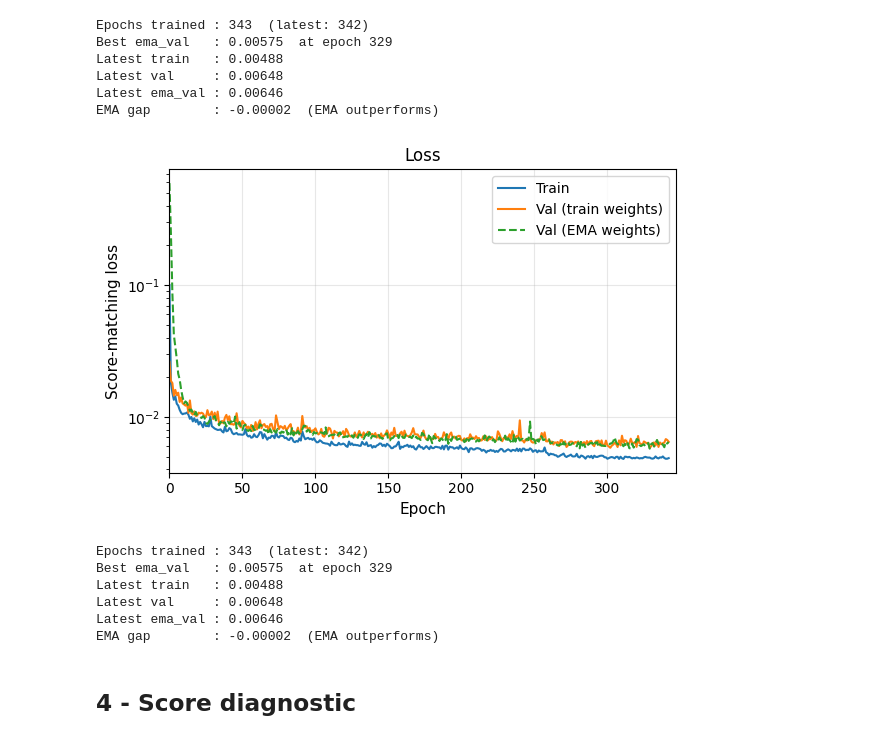
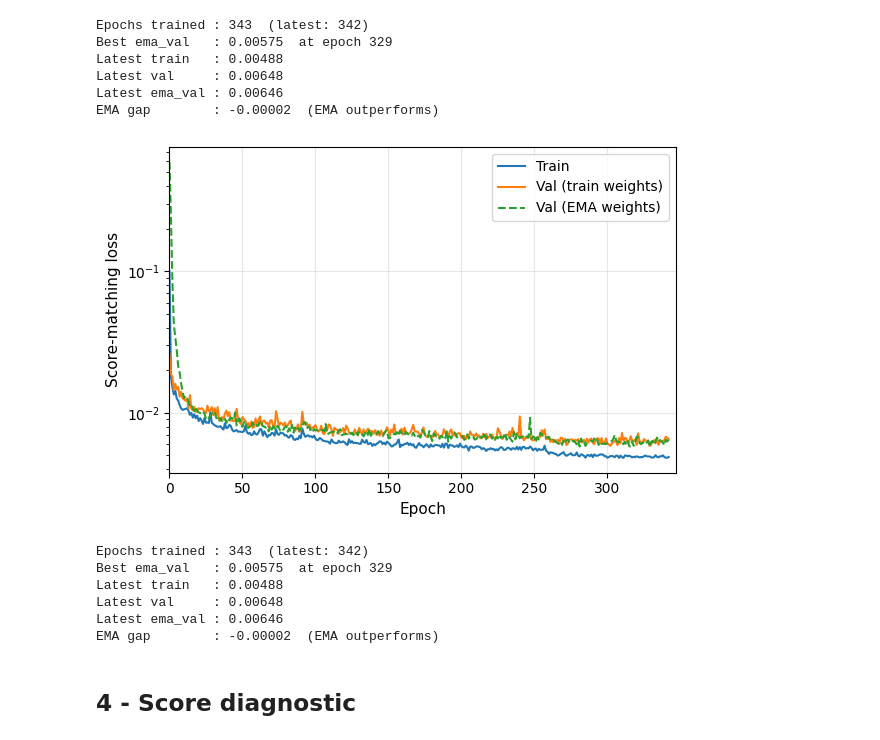
Before and after one commit to NinnaL/Master-thesis---Super-resolution-sea-ice-concentration-using-generative-AI, a Jupyter notebook: Code/lib/diffusion/diffusion_SR_ASIP_from_AMSR2.ipynb, the cells around one changed output. Drawn from its saved outputs; the diff is of its cells as text; code cells hidden in the pictures.

```diff
--- a/Code/lib/diffusion/diffusion_SR_ASIP_from_AMSR2.ipynb
+++ b/Code/lib/diffusion/diffusion_SR_ASIP_from_AMSR2.ipynb
@@ -273,7 +273,7 @@ else:
         #                  arrowprops=dict(arrowstyle='->', color='tab:green', lw=0.8))
     axes.set_xlabel('Epoch', fontsize=11)
     axes.set_ylabel('Score-matching loss', fontsize=11)
-    axes.set_title('Loss', fontsize=12)
+    # axes.set_title('Loss', fontsize=12)
     axes.legend(loc='upper right', fontsize=10)
     axes.grid(True, alpha=0.3)
     if len(epochs) > 10:
@@ -308,34 +308,34 @@ else:
     #                    color='tab:green')
     #     ax2.tick_params(axis='y', labelcolor='tab:green')
     #     lns  = ln1 + ln2
     #     labs = [l.get_label() for l in lns]
     #     ax2.legend(lns, labs, loc='upper right', fontsize=10)
 
     # _epoch     = diff_info['epoch']
     # _val       = diff_info['val_loss']
     # _ema_val   = diff_info['ema_val_loss']
     # _lr        = _h['lr'][_h['epoch'].index(_epoch)] if _epoch in _h['epoch'] else float('nan')
     # _ckpt_name = os.path.basename(BEST_CKPT if os.path.exists(BEST_CKPT) else DIFF_CKPT)
     # subtitle   = (f'Epoch {_epoch}  |  val={_val:.5f}  ema_val={_ema_val:.5f}  '
     #               f'lr={_lr:.2e}  |  ckpt={_ckpt_name}')
 
     # plt.suptitle(f'{mdl_cls.name} — Diffusion model training history  (postfix={postfix})\n{subtitle}',
     #              fontsize=12)
     plt.tight_layout()
     plt.show()
 
     ref        = ema_loss if ema_loss else val_loss
     best_idx   = int(np.argmin(ref))
     print(f'Epochs trained : {len(epochs)}  (latest: {epochs[-1]})')
     print(f'Best ema_val   : {min(ref):.5f}  at epoch {epochs[best_idx]}')
     print(f'Latest train   : {train_loss[-1]:.5f}')
     print(f'Latest val     : {val_loss[-1]:.5f}')
     if ema_loss:
         print(f'Latest ema_val : {ema_loss[-1]:.5f}')
         print(f'EMA gap        : {ema_gap[-1]:+.5f}  '
               f'({"EMA outperforms" if ema_gap[-1] < 0 else "EMA still converging"})')
 # %% [output]
-[figure, old version]
+[figure, new version]
 Epochs trained : 343  (latest: 342)
 Best ema_val   : 0.00575  at epoch 329
 Latest train   : 0.00488
```
Also changed, not shown: 20 other files.
